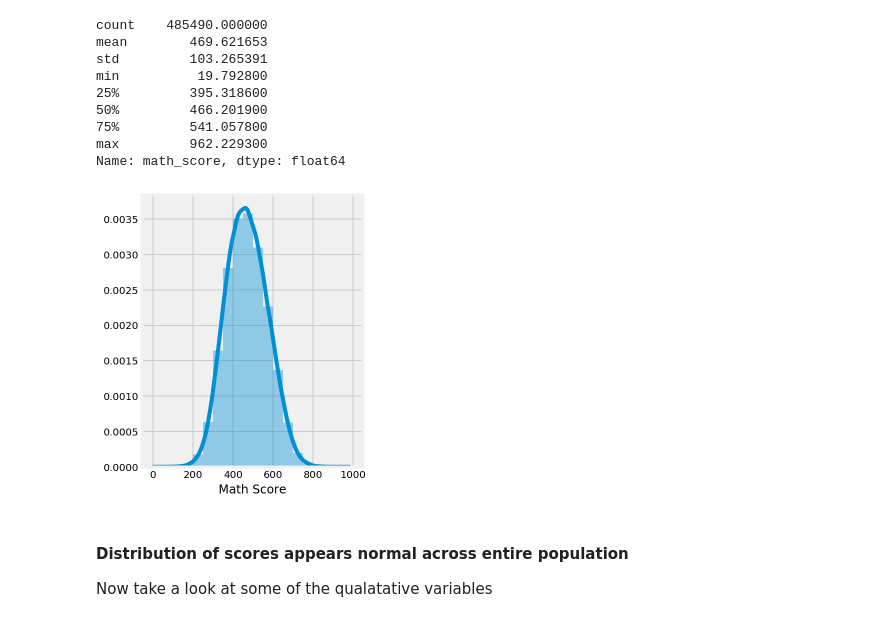
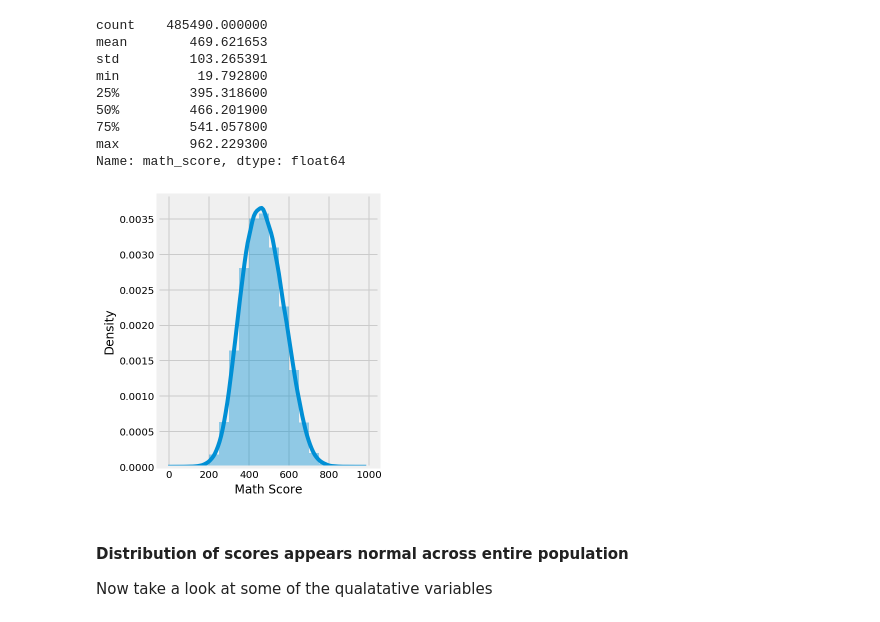
Before and after one commit to cpunches/Project5, a Jupyter notebook: pisa_exploration.ipynb, the cells around one changed output. Cells and saved outputs as stored; diff of their text form; code cells hidden in the pictures.

```diff
--- a/pisa_exploration.ipynb
+++ b/pisa_exploration.ipynb
@@ -244,17 +244,18 @@ min          19.792800
 max         962.229300
 Name: math_score, dtype: float64
 # %%
-# produce a side-by-side comparison of the distribution of math, reading, and science scores in dataset
+# distribution of math scores in dataset
 binsize = 50
 
 plt.figure(figsize=[12, 5])
 # left plot - math scores
 bins = np.arange(0, pisa_df['math_score'].max()+binsize, binsize)
 plt.subplot(1, 3, 1)
 sb.distplot(pisa_df.math_score, bins=bins)
 plt.xlabel('Math Score');
+plt.ylabel('Density');
 # %% [output]
-[figure, old version]
+[figure, new version]
 # %% [markdown]
 #### Distribution of scores appears normal across entire population
 
```
Also changed, not shown: parts of 1 cell of this notebook, 4 other files.
